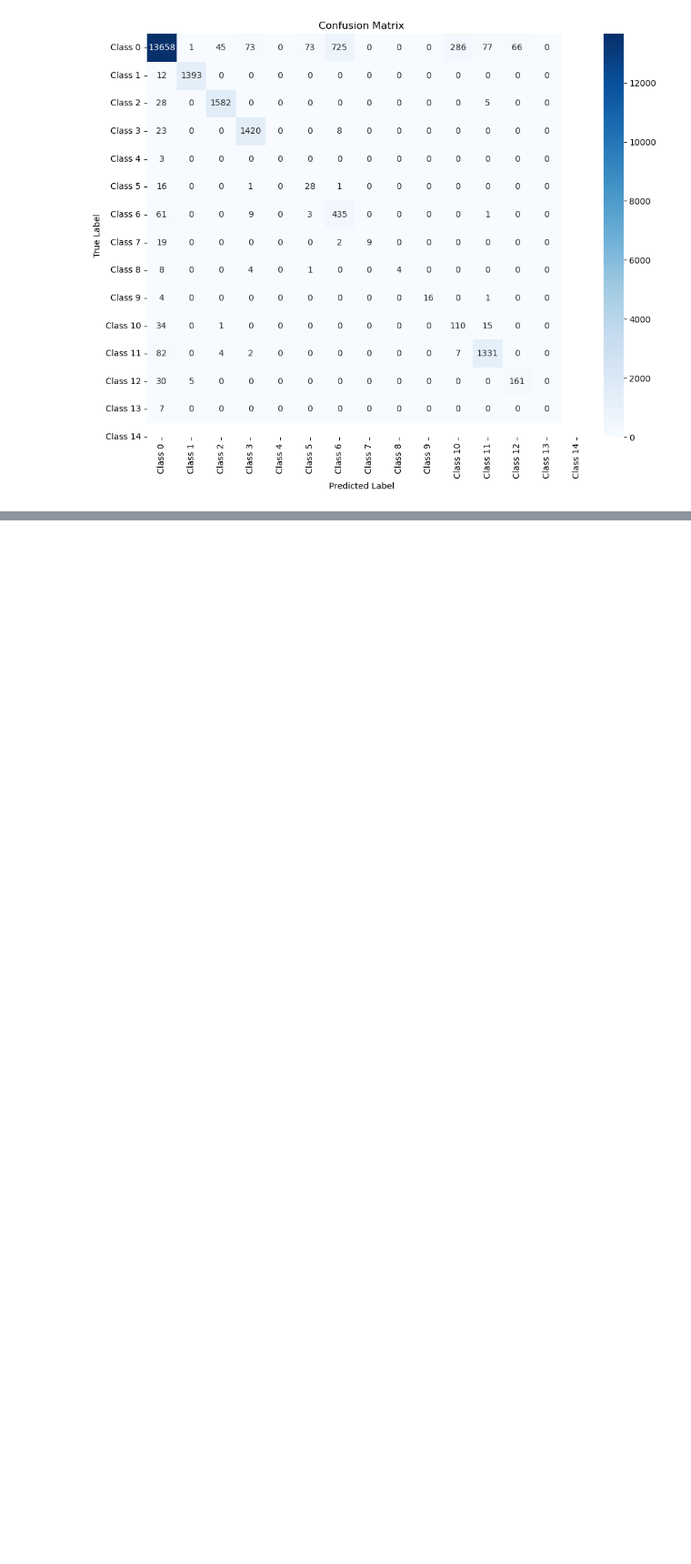
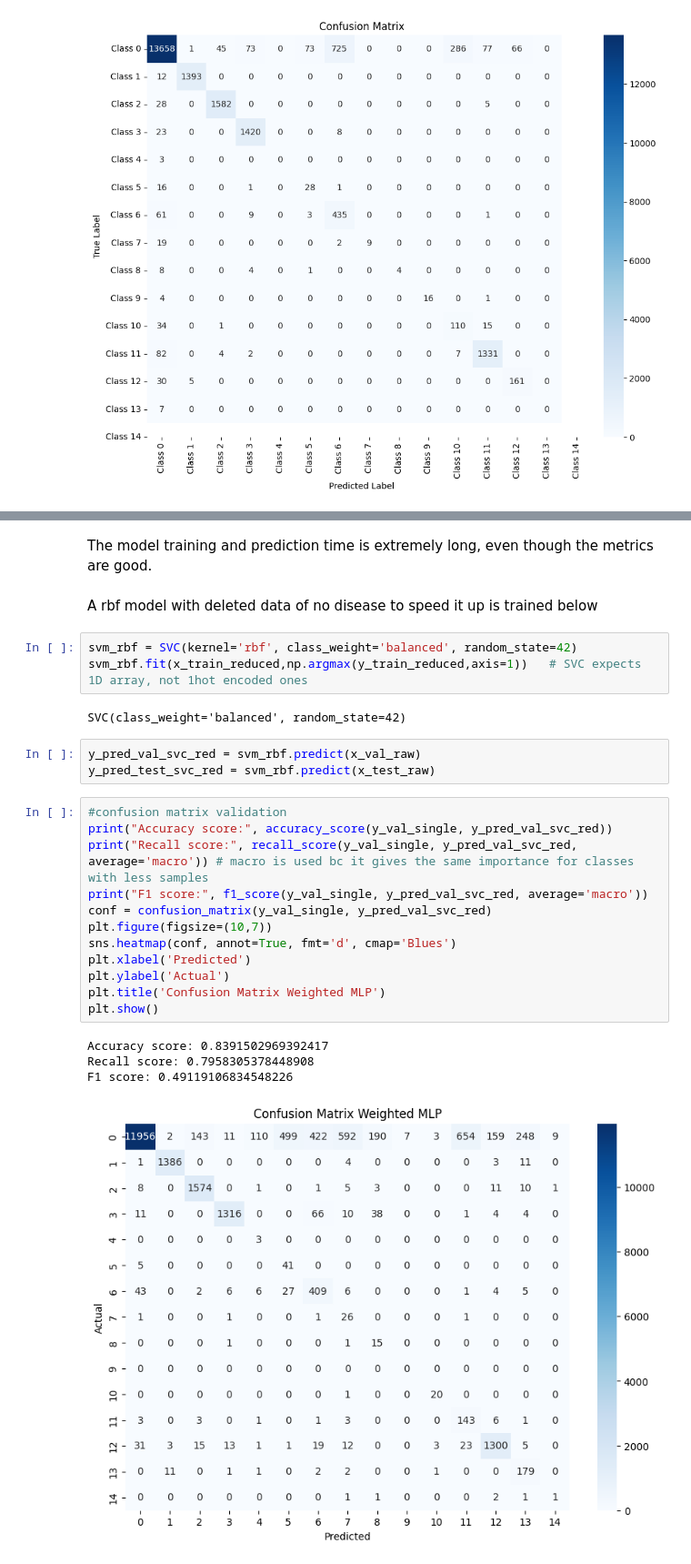
Before and after one commit to Azat228/ECG_Classification_for_Arrhythmia_Detection, a Jupyter notebook: Project_code.ipynb, the cells around one changed output, grey strips where cells are left out. Shown at 91% size. Cells and saved outputs as stored; diff of their text form; blank space fills up the shorter version.

```diff
--- a/Project_code.ipynb
+++ b/Project_code.ipynb
@@ -592,0 +605,29 @@ weighted avg      0.948     0.920     0.930     21890
+# %% [markdown]
+The model training and prediction time is extremely long, even though the metrics are good.
+# %% [markdown]
+A rbf model with deleted data of no disease to speed it up is trained below
+# %%
+svm_rbf = SVC(kernel='rbf', class_weight='balanced', random_state=42)
+svm_rbf.fit(x_train_reduced,np.argmax(y_train_reduced,axis=1))   # SVC expects 1D array, not 1hot encoded ones
+# %% [output]
+SVC(class_weight='balanced', random_state=42)
+# %%
+y_pred_val_svc_red = svm_rbf.predict(x_val_raw)
+y_pred_test_svc_red = svm_rbf.predict(x_test_raw)
+# %%
+#confusion matrix validation
+print("Accuracy score:", accuracy_score(y_val_single, y_pred_val_svc_red))
+print("Recall score:", recall_score(y_val_single, y_pred_val_svc_red, average='macro')) # macro is used bc it gives the same importance for classes with less samples
+print("F1 score:", f1_score(y_val_single, y_pred_val_svc_red, average='macro'))
+conf = confusion_matrix(y_val_single, y_pred_val_svc_red)
+plt.figure(figsize=(10,7))
+sns.heatmap(conf, annot=True, fmt='d', cmap='Blues')
+plt.xlabel('Predicted')
+plt.ylabel('Actual')
+plt.title('Confusion Matrix Weighted MLP')
+plt.show()
+# %% [output]
+Accuracy score: 0.8391502969392417
+Recall score: 0.7958305378448908
+F1 score: 0.49119106834548226
+[figure, added]
```
Also changed, not shown: parts of 27 cells of this notebook.
